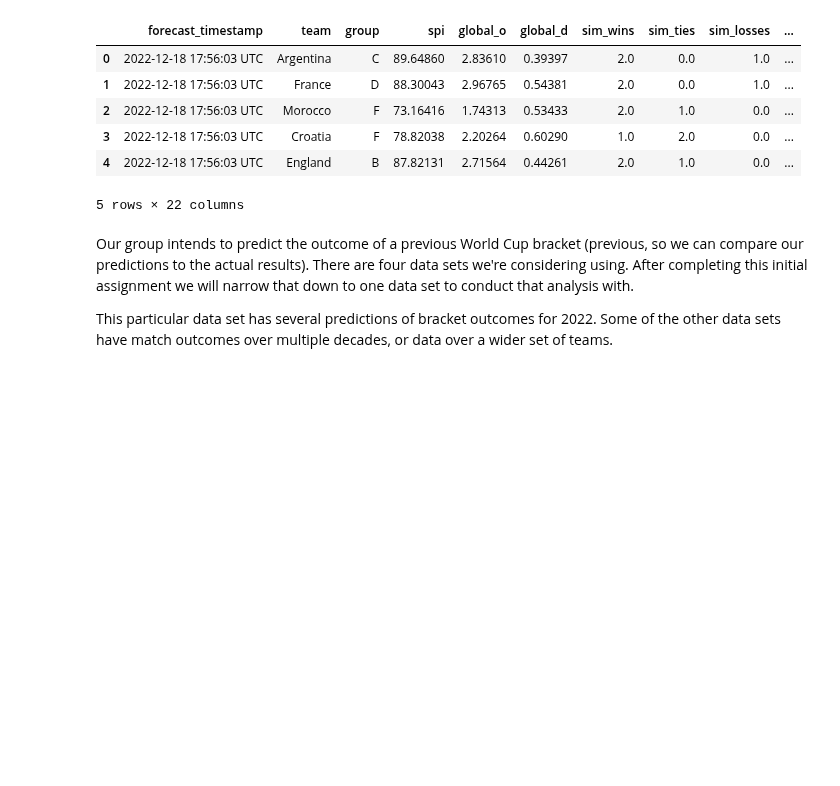
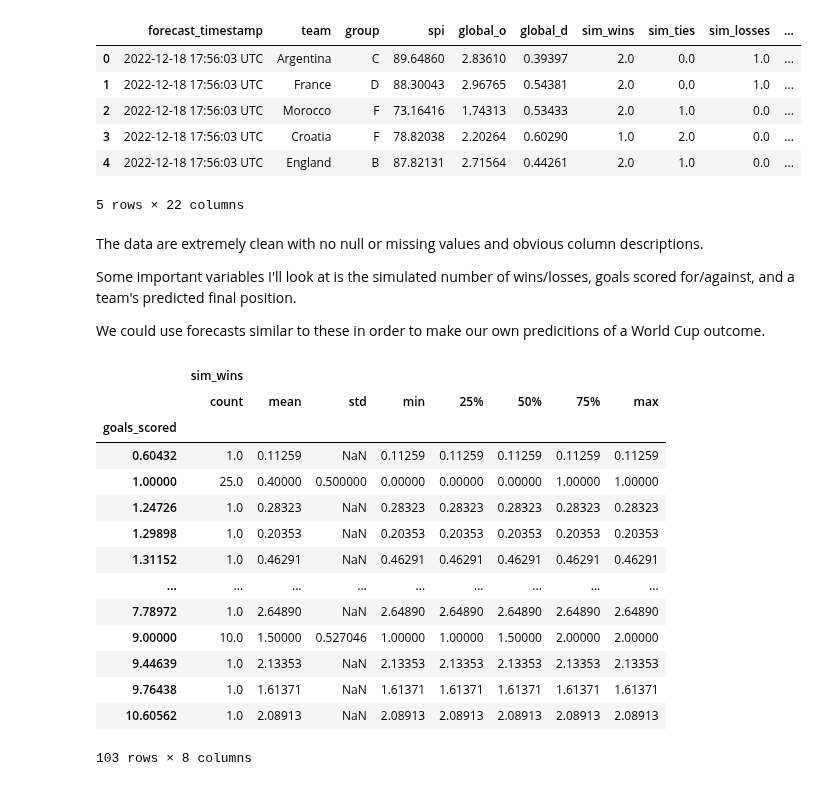
Before and after one commit to vrhughes/DS3001Group, a Jupyter notebook: Data_Wrangling_EDA_Troy_S_Meink.ipynb, the cells around one changed output. Drawn from its saved outputs; the diff is of its cells as text; code cells hidden in the pictures; blank space fills up the shorter version.

```diff
--- a/Data_Wrangling_EDA_Troy_S_Meink.ipynb
+++ b/Data_Wrangling_EDA_Troy_S_Meink.ipynb
@@ -25,7 +31,29 @@ df.head()
 | 3 | 2022-12-18 17:56:03 UTC | Croatia | F | 78.82038 | 2.20264 | 0.60290 | 1.0 | 2.0 | 0.0 | ... |
 | 4 | 2022-12-18 17:56:03 UTC | England | B | 87.82131 | 2.71564 | 0.44261 | 2.0 | 1.0 | 0.0 | ... |
 5 rows × 22 columns
-# %% [markdown]
-Our group intends to predict the outcome of a previous World Cup bracket (previous, so we can compare our predictions to the actual results). There are four data sets we're considering using. After completing this initial assignment we will narrow that down to one data set to conduct that analysis with.
-
-This particular data set has several predictions of bracket outcomes for 2022. Some of the other data sets have match outcomes over multiple decades, or data over a wider set of teams.
+# %% [markdown]
+The data are extremely clean with no null or missing values and obvious column descriptions.
+
+Some important variables I'll look at is the simulated number of wins/losses, goals scored for/against, and a team's predicted final position.
+
+We could use forecasts similar to these in order to make our own predicitions of a World Cup outcome.
+# %%
+# Looking at a description of the simulated number of wins for a team
+#  (sim_wins) conditional on their goals scored (goals_scored):
+df.loc[:,['goals_scored', 'sim_wins']].groupby('goals_scored').describe()
+# %% [output]
+|  | sim_wins |  |  |  |  |  |  |  |
+|  | count | mean | std | min | 25% | 50% | 75% | max |
+| goals_scored |  |  |  |  |  |  |  |  |
+| 0.60432 | 1.0 | 0.11259 | NaN | 0.11259 | 0.11259 | 0.11259 | 0.11259 | 0.11259 |
+| 1.00000 | 25.0 | 0.40000 | 0.500000 | 0.00000 | 0.00000 | 0.00000 | 1.00000 | 1.00000 |
+| 1.24726 | 1.0 | 0.28323 | NaN | 0.28323 | 0.28323 | 0.28323 | 0.28323 | 0.28323 |
+| 1.29898 | 1.0 | 0.20353 | NaN | 0.20353 | 0.20353 | 0.20353 | 0.20353 | 0.20353 |
+| 1.31152 | 1.0 | 0.46291 | NaN | 0.46291 | 0.46291 | 0.46291 | 0.46291 | 0.46291 |
+| ... | ... | ... | ... | ... | ... | ... | ... | ... |
+| 7.78972 | 1.0 | 2.64890 | NaN | 2.64890 | 2.64890 | 2.64890 | 2.64890 | 2.64890 |
+| 9.00000 | 10.0 | 1.50000 | 0.527046 | 1.00000 | 1.00000 | 1.50000 | 2.00000 | 2.00000 |
+| 9.44639 | 1.0 | 2.13353 | NaN | 2.13353 | 2.13353 | 2.13353 | 2.13353 | 2.13353 |
+| 9.76438 | 1.0 | 1.61371 | NaN | 1.61371 | 1.61371 | 1.61371 | 1.61371 | 1.61371 |
+| 10.60562 | 1.0 | 2.08913 | NaN | 2.08913 | 2.08913 | 2.08913 | 2.08913 | 2.08913 |
+103 rows × 8 columns
```
Also changed, not shown: parts of 4 cells of this notebook.
